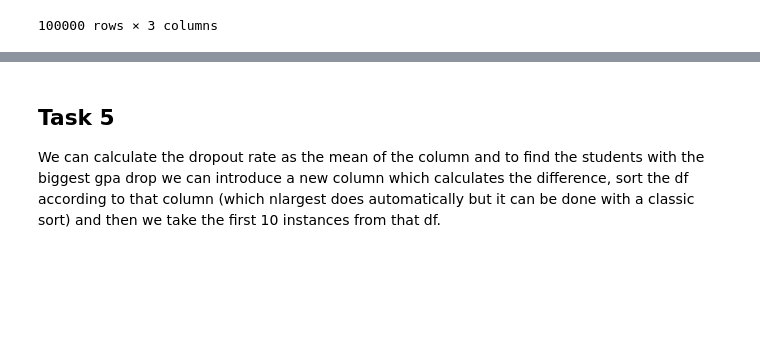
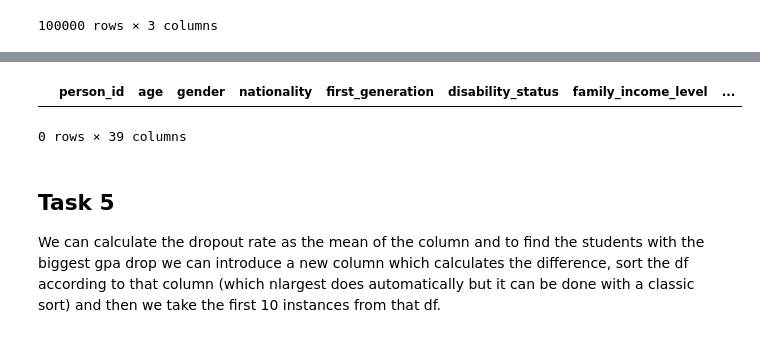
Before and after one commit to kristianperriu/FCSproject, a Jupyter notebook: main.ipynb, the cells around one changed output, grey strips where cells are left out. Cells and saved outputs as stored; diff of their text form; code cells hidden in the pictures; blank space fills up the shorter version.

```diff
--- a/main.ipynb
+++ b/main.ipynb
@@ -111,0 +120,5 @@ df[["pass_rate","gpa_change","gpa_trend"]]
+# %%
+df["units_sum"] = df["units_passed"] + df["units_failed"]
+df["units_number_check"] = "failed"
+df.loc[df["units_sum"] == df["units_enrolled"], "units_number_check"] = "ok"
+df
@@ -112,3 +139,9 @@ df[["pass_rate","gpa_change","gpa_trend"]]
+# %%
+violations = df[df["units_number_check"] == "failed"]
+violations
+# %% [output]
+|  | person_id | age | gender | nationality | first_generation | disability_status | family_income_level | ... |
+0 rows × 39 columns
 # %% [markdown]
 ## Task 5
 
```
Also changed, not shown: parts of 11 cells of this notebook.
